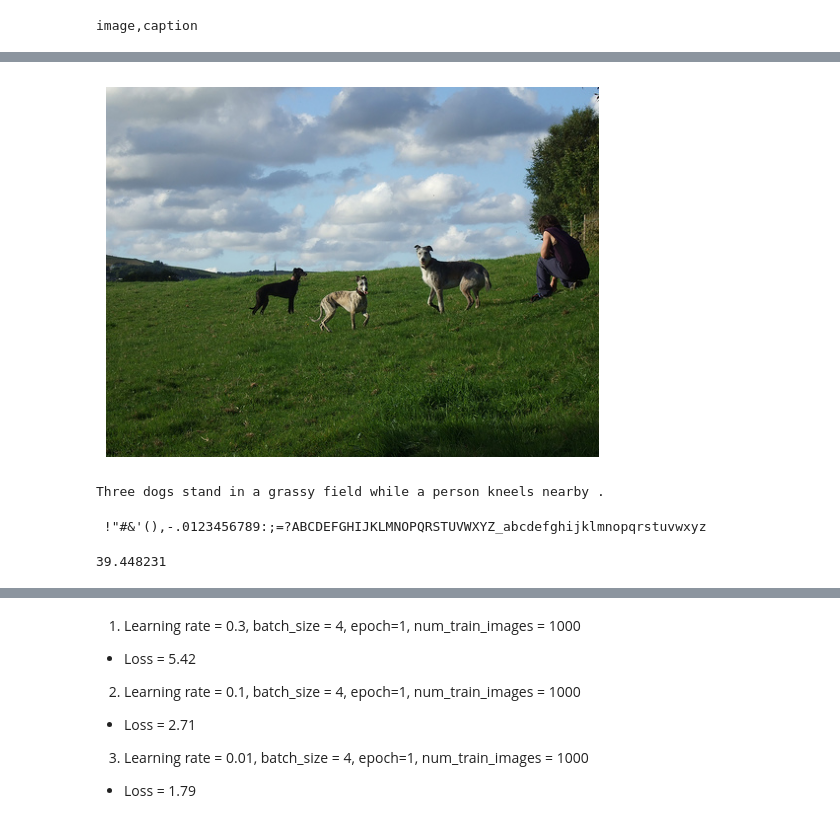
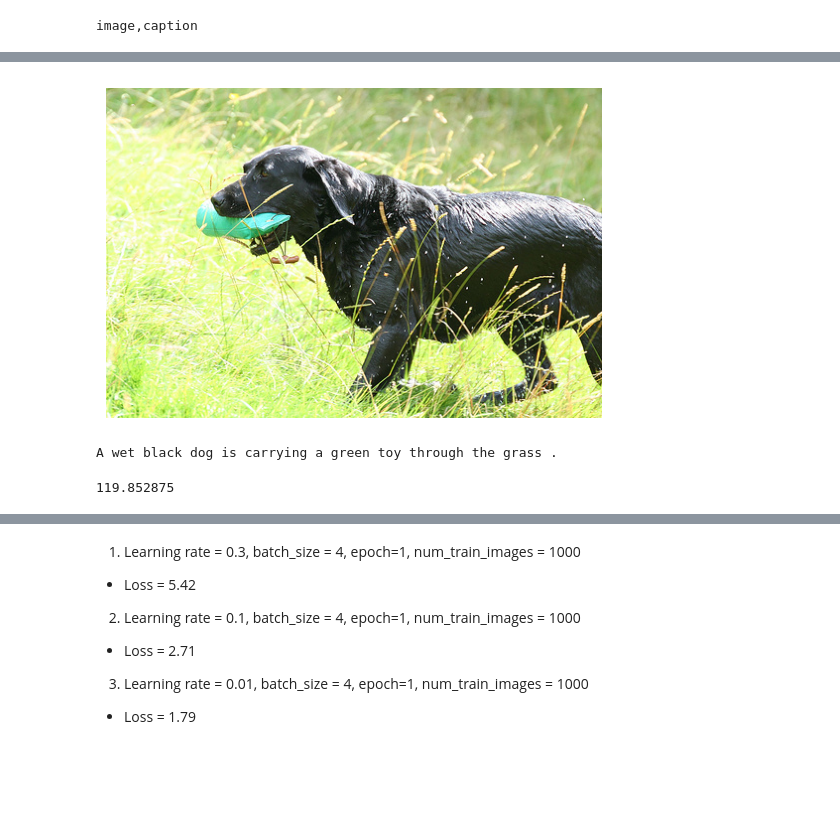
Before and after one commit to anm-ol/LearningDeep, a Jupyter notebook: imagecapv0.1.1.ipynb, the cells around one changed output, grey strips where cells are left out. Saved outputs shown, nothing was run; the diff lists cells and outputs as text; code cells hidden in the pictures; blank space fills up the shorter version.

```diff
--- a/imagecapv0.1.1.ipynb
+++ b/imagecapv0.1.1.ipynb
@@ -102,6 +90,0 @@ len(stoi), stoi['UNK']
-# %%
-for i in range(len(ann[:100])):
-    tokens = tokenize(ann['caption'][i].lower())
-    for token in tokens:
-        print(itos[token], end=' ')
-    print()
@@ -238,31 +203,17 @@ DataLoader initialized successfully!
 # %%
 import time
 import IPython.display as display
 
-maxx  = 0
-maxy = 0
-minx = 10000
-miny = 10000
-for i in range(100, 150, 5):
+for i in range(100, 120, 5):
     display_image(ann.get('image')[i])
     data = get_image_data(ann.get('image')[i])
-    maxx = data.shape[1] if data.shape[1] > maxx else maxx
-    maxy = data.shape[2] if data.shape[2] > maxy else maxy
-    minx = data.shape[1] if data.shape[1] < minx else minx
-    miny = data.shape[2] if data.shape[2] < miny else miny
     print(ann.get('caption')[i])
     time.sleep(0.5)
 
-    # Clear the output
     display.clear_output(wait=True)
 # %% [output]
-[figure, old version]
+[figure, new version]
-Three dogs stand in a grassy field while a person kneels nearby .
+A wet black dog is carrying a green toy through the grass .
-# %%
-for i in range(len(chars)):
-    print(chars[i], end='')
-# %% [output]
- !"#&'(),-.0123456789:;=?ABCDEFGHIJKLMNOPQRSTUVWXYZ_abcdefghijklmnopqrstuvwxyz
 # %%
 import torch.nn as nn
 # Define the model
@@ -473,6 +384,8 @@ rnnmodel = RNNmodel(512, 256)
 # %%
+cnn = CNNModel(512)
+rnnmodel = RNNmodel(1024, 512)
 
 params = list(cnn.parameters()) + list(rnnmodel.parameters())
 sum(p.nelement() for p in params)/ 1000000 # number of parameters in total
 # %% [output]
-39.448231
+119.852875
```
Also changed, not shown: parts of 31 cells of this notebook, 2 other files.
